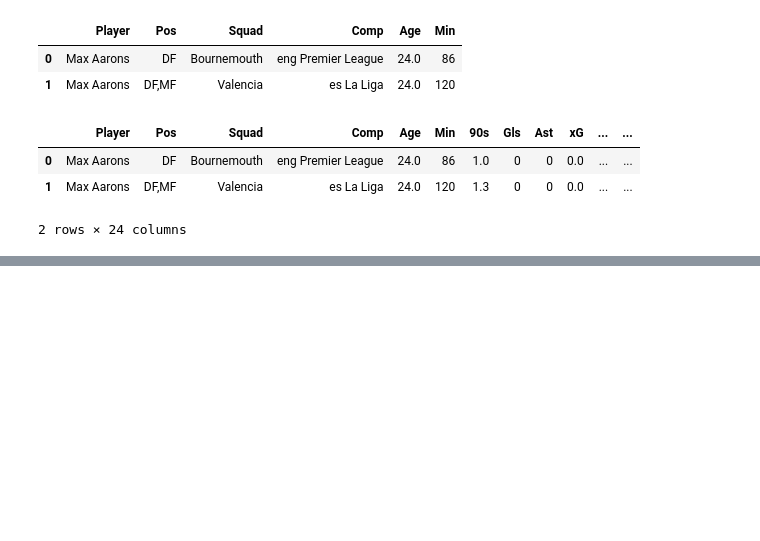
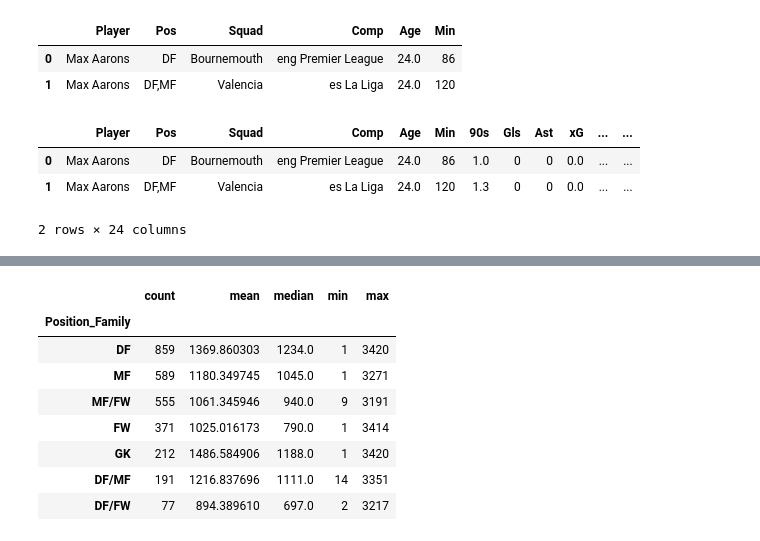
Before and after one commit to ApoorvaKharga/football-player-recommender, a Jupyter notebook: notebooks/01_dataset_audit.ipynb, the cells around one changed output, grey strips where cells are left out. Drawn from its saved outputs; the diff is of its cells as text; code cells hidden in the pictures; blank space fills up the shorter version.

```diff
--- a/notebooks/01_dataset_audit.ipynb
+++ b/notebooks/01_dataset_audit.ipynb
@@ -452,0 +835,25 @@ df_2024[df_2024["Player"] == player][columns_to_check]
+# %%
+def get_position_family(pos):
+    positions = set(pos.split(","))
+
+    if "GK" in positions:
+        return "GK"
+    elif "DF" in positions and "MF" in positions:
+        return "DF/MF"
+    elif "DF" in positions and "FW" in positions:
+        return "DF/FW"
+    elif "DF" in positions:
+        return "DF"
+    elif "MF" in positions and "FW" in positions:
+        return "MF/FW"
+    elif "MF" in positions:
+        return "MF"
+    elif "FW" in positions:
+        return "FW"
+    else:
+        return "Other"
+
+
+df_2024["Position_Family"] = df_2024["Pos"].apply(get_position_family)
+
+print(df_2024["Position_Family"].value_counts())
@@ -452,0 +870,18 @@ df_2024[df_2024["Player"] == player][columns_to_check]
+# %%
+position_minutes = (
+    df_2024.groupby("Position_Family")["Min"]
+    .agg(["count", "mean", "median", "min", "max"])
+    .sort_values("count", ascending=False)
+)
+
+position_minutes
+# %% [output]
+|  | count | mean | median | min | max |
+| Position_Family |  |  |  |  |  |
+| DF | 859 | 1369.860303 | 1234.0 | 1 | 3420 |
+| MF | 589 | 1180.349745 | 1045.0 | 1 | 3271 |
+| MF/FW | 555 | 1061.345946 | 940.0 | 9 | 3191 |
+| FW | 371 | 1025.016173 | 790.0 | 1 | 3414 |
+| GK | 212 | 1486.584906 | 1188.0 | 1 | 3420 |
+| DF/MF | 191 | 1216.837696 | 1111.0 | 14 | 3351 |
+| DF/FW | 77 | 894.389610 | 697.0 | 2 | 3217 |
```
Also changed, not shown: parts of 17 cells of this notebook.
